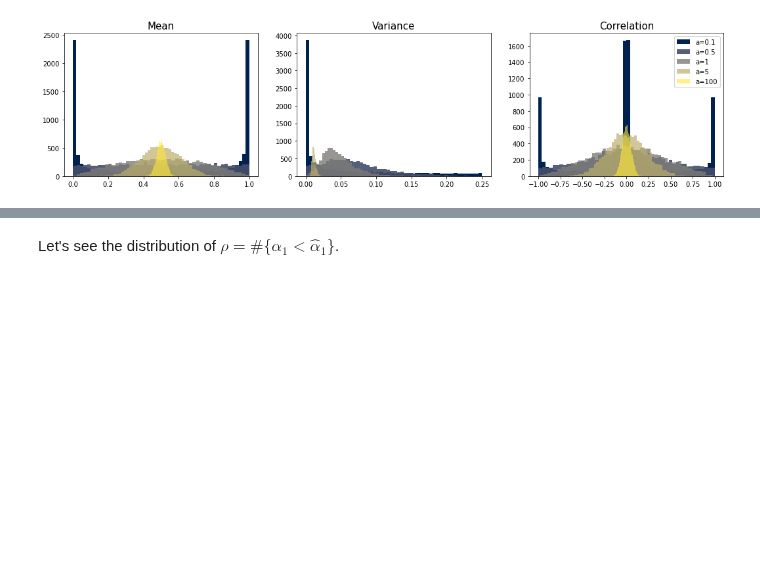
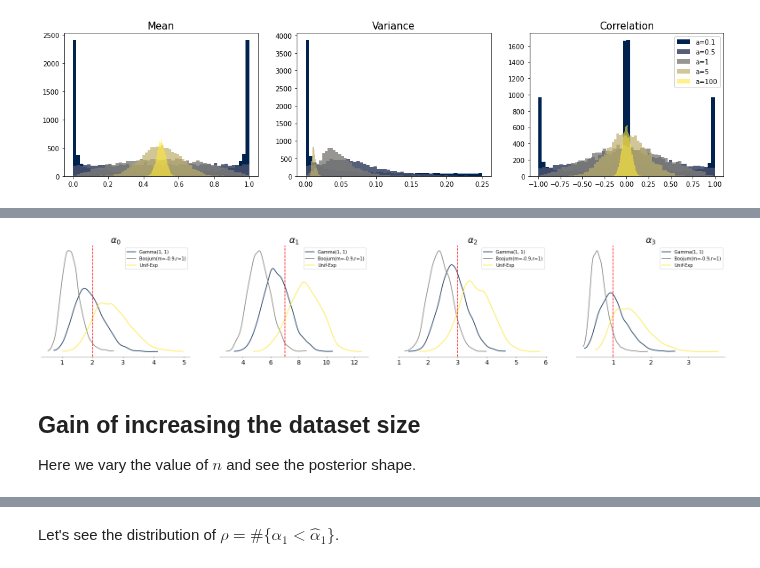
Before and after one commit to lucasmoschen/bivariate-beta, a Jupyter notebook: notebooks/bayesian_estimation_biv_beta.ipynb, the cells around one changed output, grey strips where cells are left out. Saved outputs shown, nothing was run; the diff lists cells and outputs as text; code cells hidden in the pictures; blank space fills up the shorter version.

```diff
--- a/notebooks/bayesian_estimation_biv_beta.ipynb
+++ b/notebooks/bayesian_estimation_biv_beta.ipynb
@@ -150,0 +215,48 @@ Agora vamos mudar as distribuições dos parâmetros para ver o que acontece.
+# %%
+true_alpha = np.array([2,7,3,1])
+n = 50
+XY = generate_data(true_alpha, n, seed=783210)
+
+# Gamma hyperparameters
+a = np.array([1,1,1,1])
+b = np.array([1,1,1,1])
+
+# Boojum prior
+m = -0.9
+r = b
+
+# Uniform-Exponential prior
+p = 0.9*np.ones(4)
+lambd = np.ones(4)
+c = 10*np.ones(4)
+
+# Prior_alpha = 1 -> gamma
+# Prior_alpha = 2 -> boojum
+# Prior_alpha = 4 -> Uniform Exponential
+# Prior_alpha = 3 or 5 -> Improper distributions
+
+data = {'prior_alpha': 1, 'a': a, 'b': b, 'm': m, 'r': r, 'p': p, 'lambda': lambd, 'c': c, 'n': n, 'xy': XY}
+# %%
+data['prior_alpha'] = 1
+model_fit1 = model2.sample(data=data, chains=4, iter_sampling=1000, show_progress=False)
+data['prior_alpha'] = 2
+model_fit2 = model2.sample(data=data, chains=4, iter_sampling=1000, show_progress=False)
+data['prior_alpha'] = 4
+model_fit3 = model2.sample(data=data, chains=4, iter_sampling=1000, show_progress=False)
+# %%
+colors = matplotlib.cm.get_cmap('cividis', 3)
+ax = az.plot_posterior(model_fit1, var_names=['alpha'], hdi_prob='hide', point_estimate=None, color=colors(0), label='Gamma(1, 1)')
+az.plot_posterior(model_fit2, var_names=['alpha'], ax=ax, hdi_prob='hide', point_estimate=None, color=colors(1), label='Boojum(m=-0.9,r=1)')
+az.plot_posterior(model_fit3, var_names=['alpha'], ax=ax, hdi_prob='hide', point_estimate=None, color=colors(2), label='Unif-Exp')
+
+for i in range(4):
+    ax[i].set_title(r'$\alpha_{}$'.format(i), fontsize=20)
+    ax[i].axvline(true_alpha[i], color='red', linestyle='--')
+
+plt.show()
+# %% [output]
+[figure, added]
+# %% [markdown]
+## Gain of increasing the dataset size
+
+Here we vary the value of $n$ and see the posterior shape.
```
Also changed, not shown: parts of 40 cells of this notebook, 6 other files.
